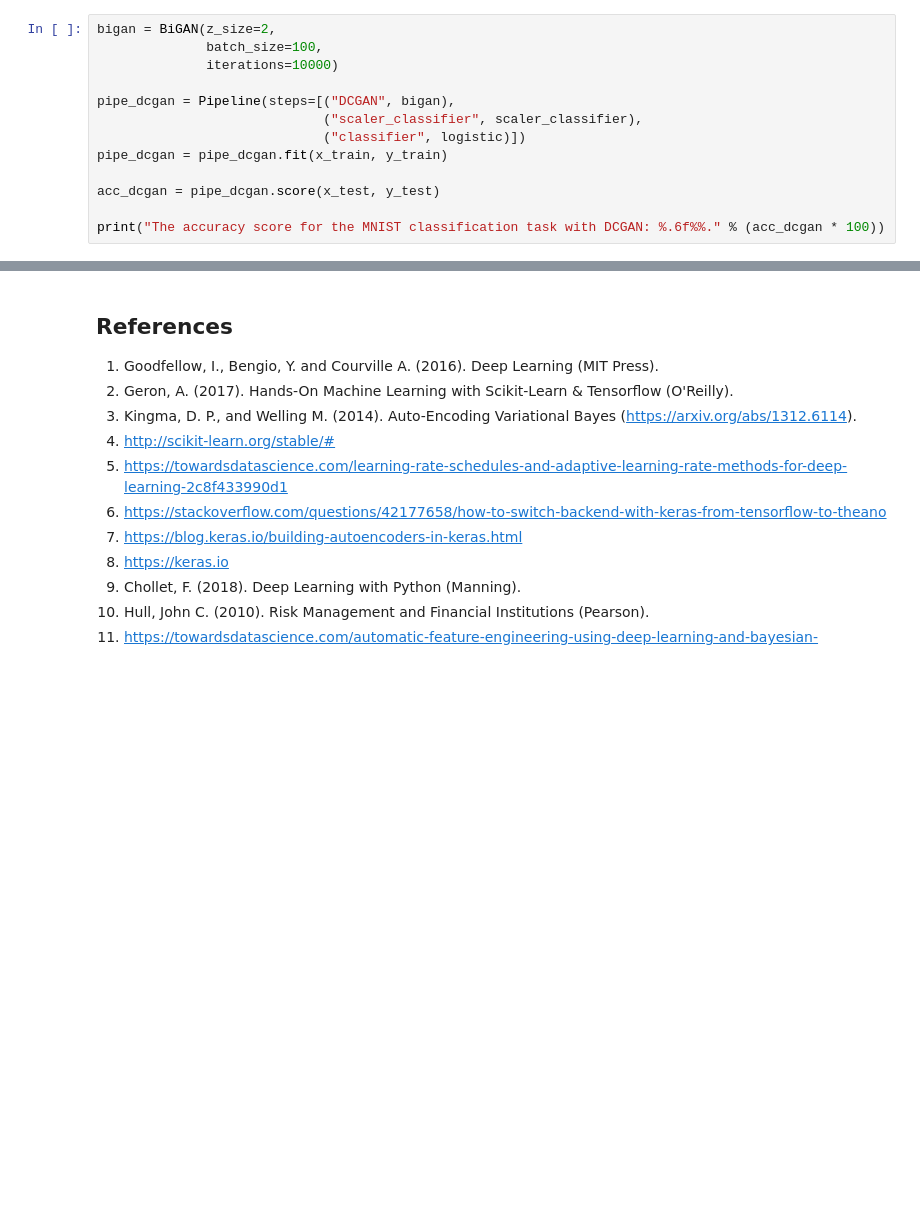
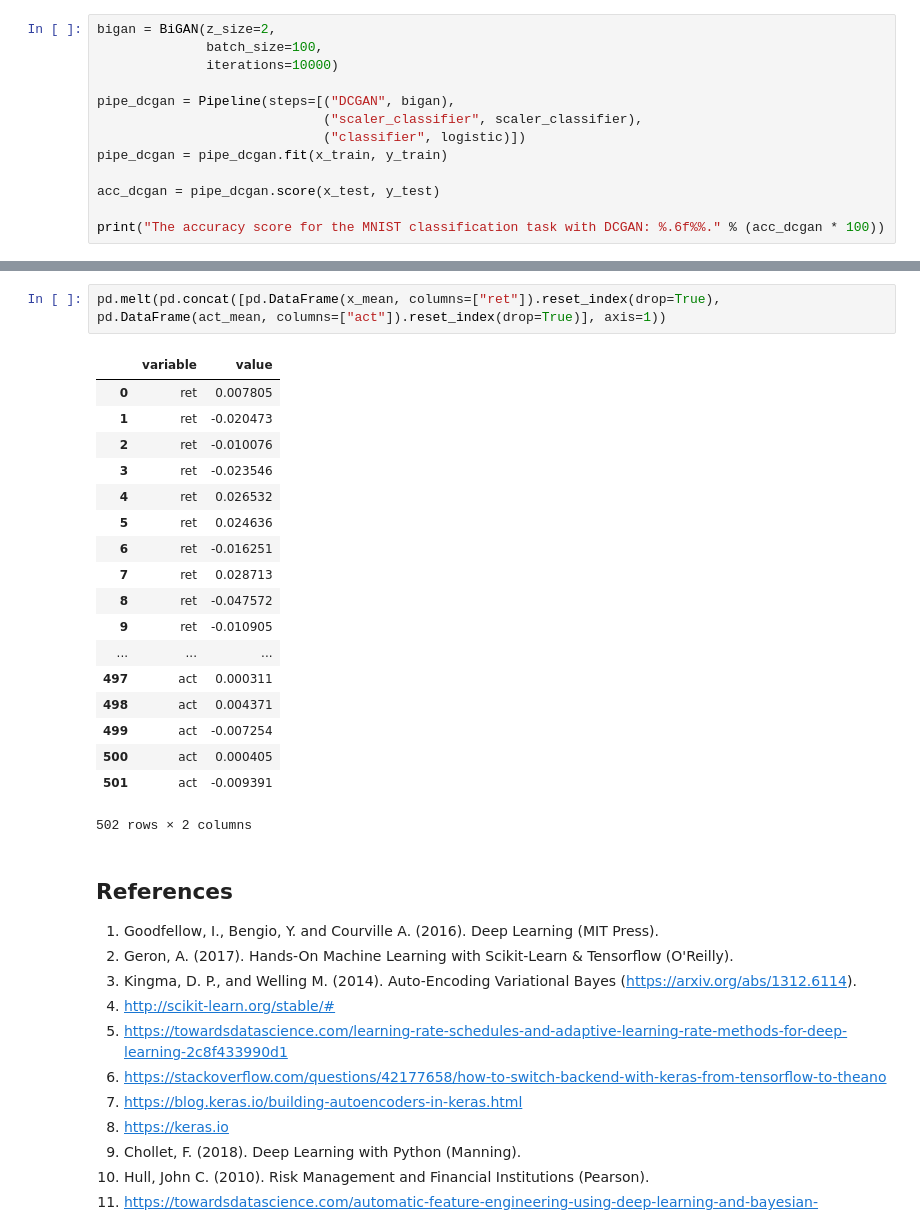
Before and after one commit to hamaadshah/market_risk_gan_tensorflow, a Jupyter notebook: Python/market_risk.ipynb, the cells around one changed output, grey strips where cells are left out. Drawn from its saved outputs; the diff is of its cells as text; blank space fills up the shorter version.

```diff
--- a/Python/market_risk.ipynb
+++ b/Python/market_risk.ipynb
@@ -877,3 +1108,24 @@ print("The accuracy score for the MNIST classification task with DCGAN: %.6f%%."
+# %%
+pd.melt(pd.concat([pd.DataFrame(x_mean, columns=["ret"]).reset_index(drop=True), pd.DataFrame(act_mean, columns=["act"]).reset_index(drop=True)], axis=1))
+# %% [output]
+|  | variable | value |
+| 0 | ret | 0.007805 |
+| 1 | ret | -0.020473 |
+| 2 | ret | -0.010076 |
+| 3 | ret | -0.023546 |
+| 4 | ret | 0.026532 |
+| 5 | ret | 0.024636 |
+| 6 | ret | -0.016251 |
+| 7 | ret | 0.028713 |
+| 8 | ret | -0.047572 |
+| 9 | ret | -0.010905 |
+| ... | ... | ... |
+| 497 | act | 0.000311 |
+| 498 | act | 0.004371 |
+| 499 | act | -0.007254 |
+| 500 | act | 0.000405 |
+| 501 | act | -0.009391 |
+502 rows × 2 columns
 # %% [markdown]
 ## References
 
```
Also changed, not shown: parts of 6 cells of this notebook, 2 other files.
